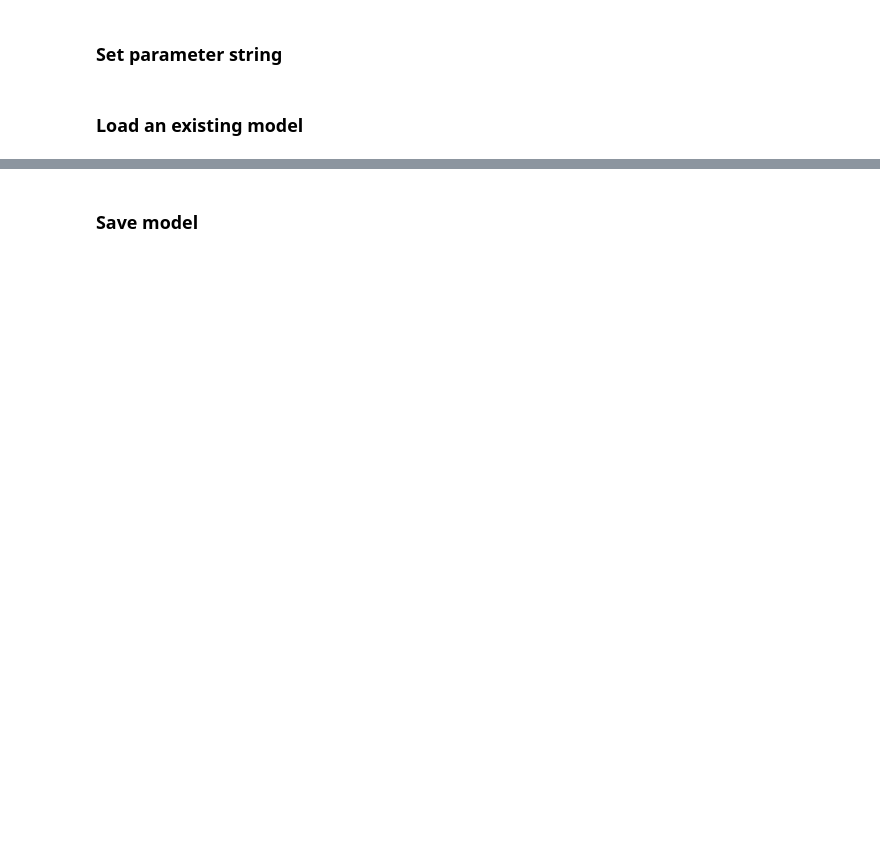
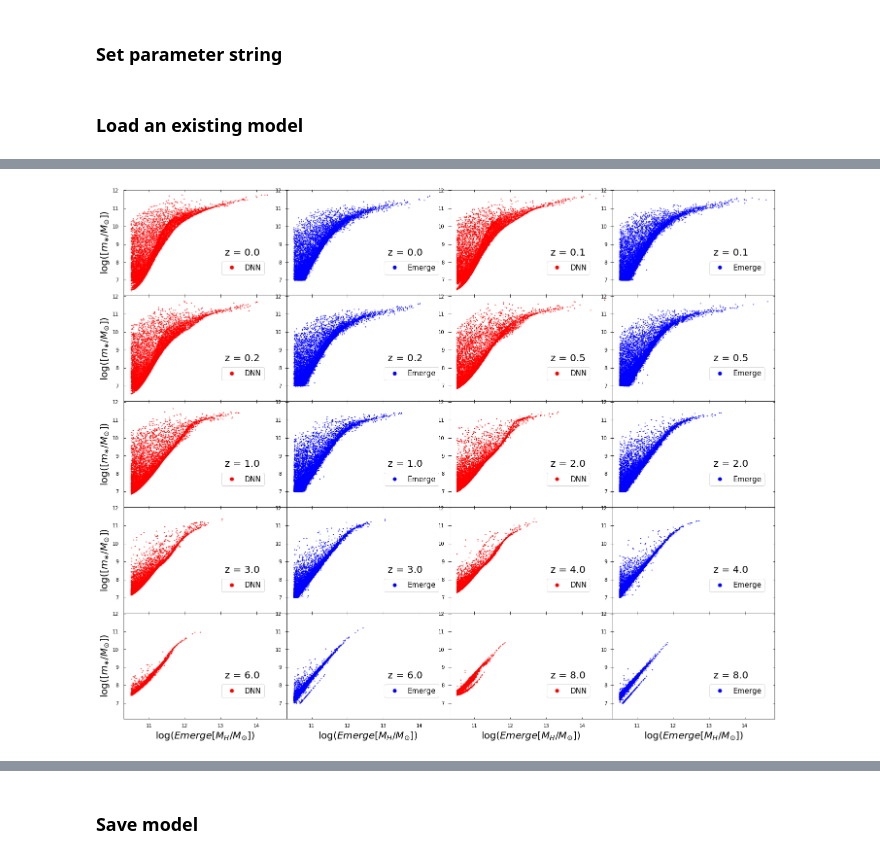
Before and after one commit to magnus-lindstrom/masters-project-galaxy-formation, a Jupyter notebook: code/backpropagation_code/bp_general_purpose_notebook.ipynb, the cells around one changed output, grey strips where cells are left out. Cells and saved outputs as stored; diff of their text form; code cells hidden in the pictures; blank space fills up the shorter version.

```diff
--- a/code/backpropagation_code/bp_general_purpose_notebook.ipynb
+++ b/code/backpropagation_code/bp_general_purpose_notebook.ipynb
@@ -122,0 +139,5 @@ plt.show
+# %%
+fig3 = get_halo_stellar_mass_plots(model, training_data_dict, y_max = None, y_min = None,
+                                    x_min = None, x_max = None, data_type=mode, predicted_points = predicted_points)
+# %% [output]
+[figure, added]
```
Also changed, not shown: parts of 47 cells of this notebook, 15 other files.
